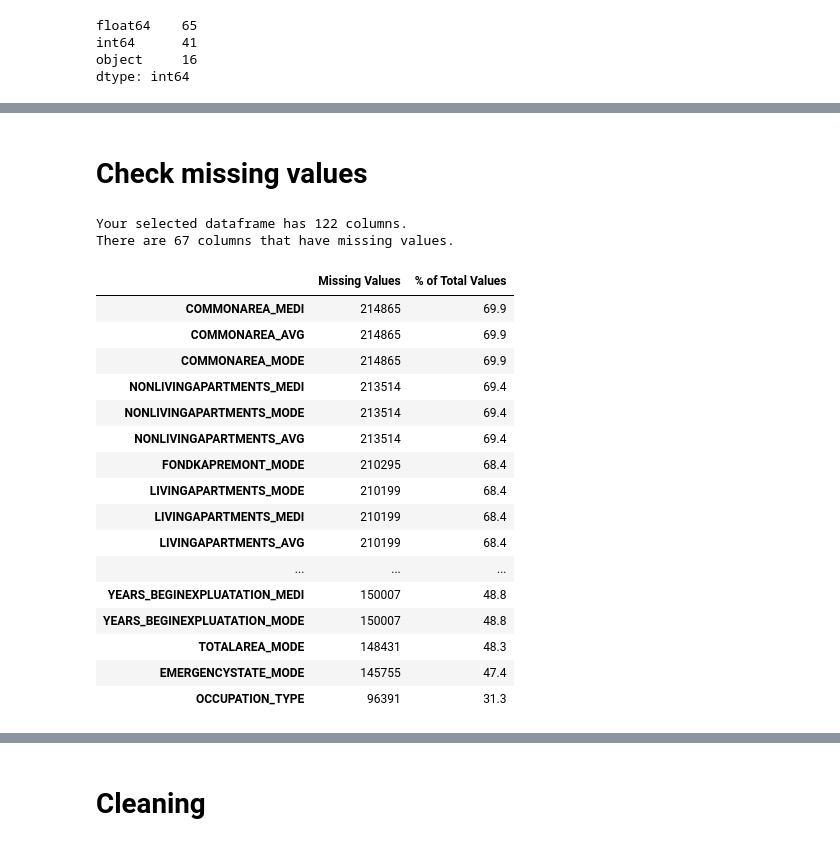
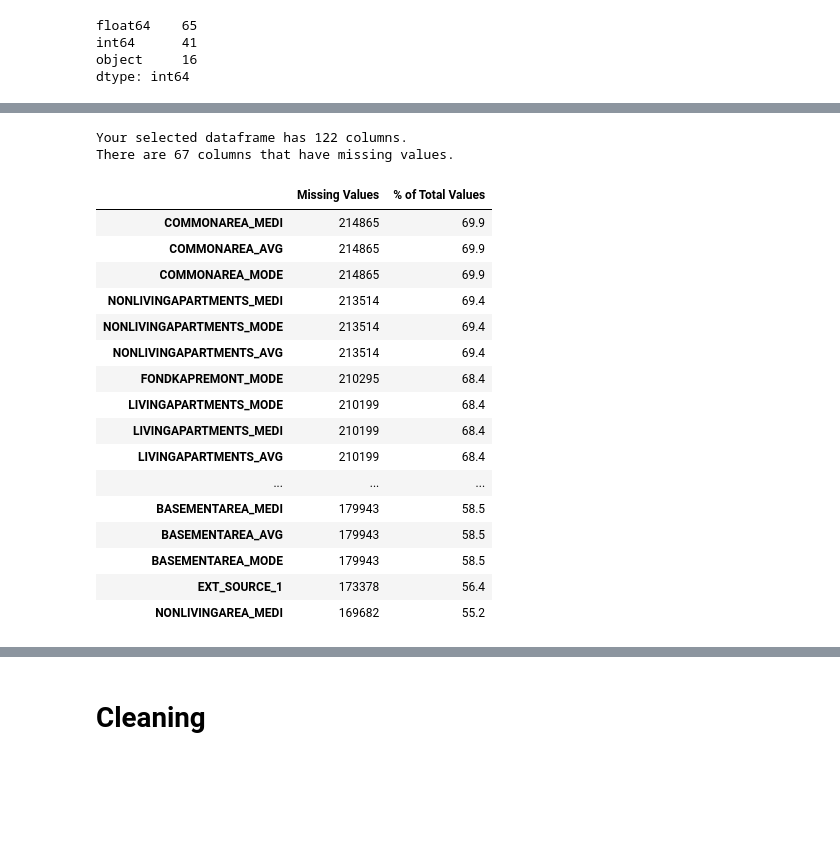
Before and after one commit to yousralina/Projet-Scoring-CustomMetric, a Jupyter notebook: P7_Notebook_Preprocessing.ipynb, the cells around one changed output, grey strips where cells are left out. Saved outputs shown, nothing was run; the diff lists cells and outputs as text; code cells hidden in the pictures; blank space fills up the shorter version.

```diff
--- a/P7_Notebook_Preprocessing.ipynb
+++ b/P7_Notebook_Preprocessing.ipynb
@@ -74,4 +77,5 @@ print(os.listdir(r"C:\Users\Louis\Projet 7\Data"))
 ![image](https://storage.googleapis.com/kaggle-media/competitions/home-credit/home_credit.png)
 # %%
 # Importation du dataset.
-df_app_train = pd.read_csv(r'C:\Users\Louis\Projet 7\Data\application_train.csv')
+df_app_train = pd.read_csv('/Users/louisbirenholz/Documents/Project/Python Project/Projet-Scoring-CustomMetric/Data/application_train.csv')
+df_app_train.head()
@@ -152,59 +150,27 @@ HOUSETYPE_MODE                154297
 WALLSMATERIAL_MODE            156341
 EMERGENCYSTATE_MODE           145755
 dtype: int64
-# %% [markdown]
-# Check missing values
-# %%
-# Fonction permetant de calculer le % de données manquantes sur le dataset en entré.
-
-def missing_values_table(df):
-
-        # Total missing values
-        mis_val = df.isnull().sum()
-
-        # Percentage of missing values
-        mis_val_percent = 100 * df.isnull().sum() / len(df)
-
-        # Make a table with the results
-        mis_val_table = pd.concat([mis_val, mis_val_percent], axis=1)
-
-        # Rename the columns
-        mis_val_table_ren_columns = mis_val_table.rename(
-        columns = {0 : 'Missing Values', 1 : '% of Total Values'})
-
-        # Sort the table by percentage of missing descending
-        mis_val_table_ren_columns = mis_val_table_ren_columns[
-            mis_val_table_ren_columns.iloc[:,1] != 0].sort_values(
-        '% of Total Values', ascending=False).round(1)
-
-        # Print some summary information
-        print ("Your selected dataframe has " + str(df.shape[1]) + " columns.\n"
-            "There are " + str(mis_val_table_ren_columns.shape[0]) +
-              " columns that have missing values.")
-
-        # Return the dataframe with missing information
-        return mis_val_table_ren_columns
 # %%
 # Top 50 features avec des valeurs manquantes.
 missing_values = missing_values_table(df_app_train)
-missing_values.head(50)
+missing_values.head(25)
 # %% [output]
 Your selected dataframe has 122 columns.
 There are 67 columns that have missing values.
 |  | Missing Values | % of Total Values |
 | COMMONAREA_MEDI | 214865 | 69.9 |
 | COMMONAREA_AVG | 214865 | 69.9 |
 | COMMONAREA_MODE | 214865 | 69.9 |
 | NONLIVINGAPARTMENTS_MEDI | 213514 | 69.4 |
 | NONLIVINGAPARTMENTS_MODE | 213514 | 69.4 |
 | NONLIVINGAPARTMENTS_AVG | 213514 | 69.4 |
 | FONDKAPREMONT_MODE | 210295 | 68.4 |
 | LIVINGAPARTMENTS_MODE | 210199 | 68.4 |
 | LIVINGAPARTMENTS_MEDI | 210199 | 68.4 |
 | LIVINGAPARTMENTS_AVG | 210199 | 68.4 |
 | ... | ... | ... |
-| YEARS_BEGINEXPLUATATION_MEDI | 150007 | 48.8 |
-| YEARS_BEGINEXPLUATATION_MODE | 150007 | 48.8 |
-| TOTALAREA_MODE | 148431 | 48.3 |
-| EMERGENCYSTATE_MODE | 145755 | 47.4 |
-| OCCUPATION_TYPE | 96391 | 31.3 |
+| BASEMENTAREA_MEDI | 179943 | 58.5 |
+| BASEMENTAREA_AVG | 179943 | 58.5 |
+| BASEMENTAREA_MODE | 179943 | 58.5 |
+| EXT_SOURCE_1 | 173378 | 56.4 |
+| NONLIVINGAREA_MEDI | 169682 | 55.2 |
```
Also changed, not shown: parts of 15 cells of this notebook, 3 other files.
